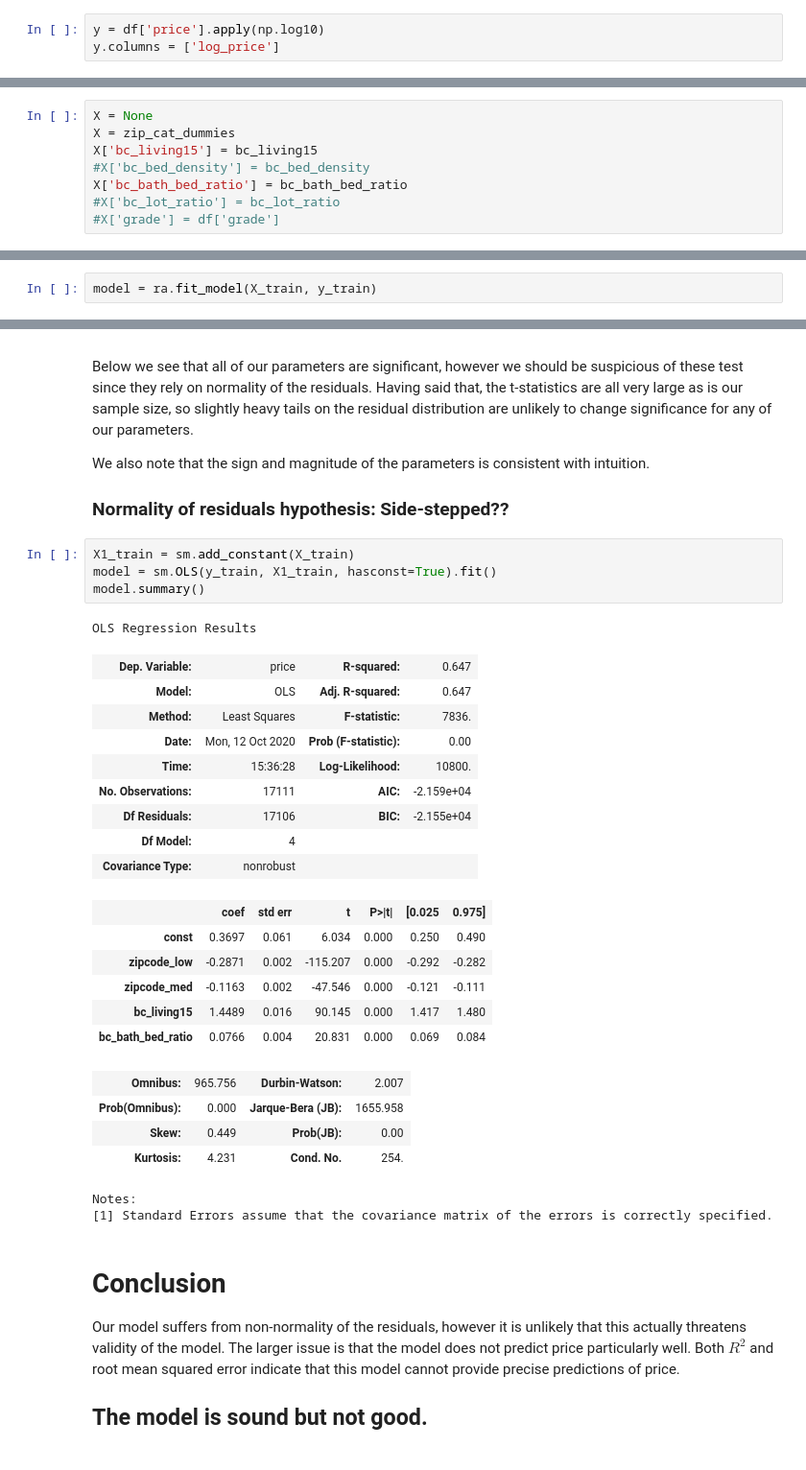
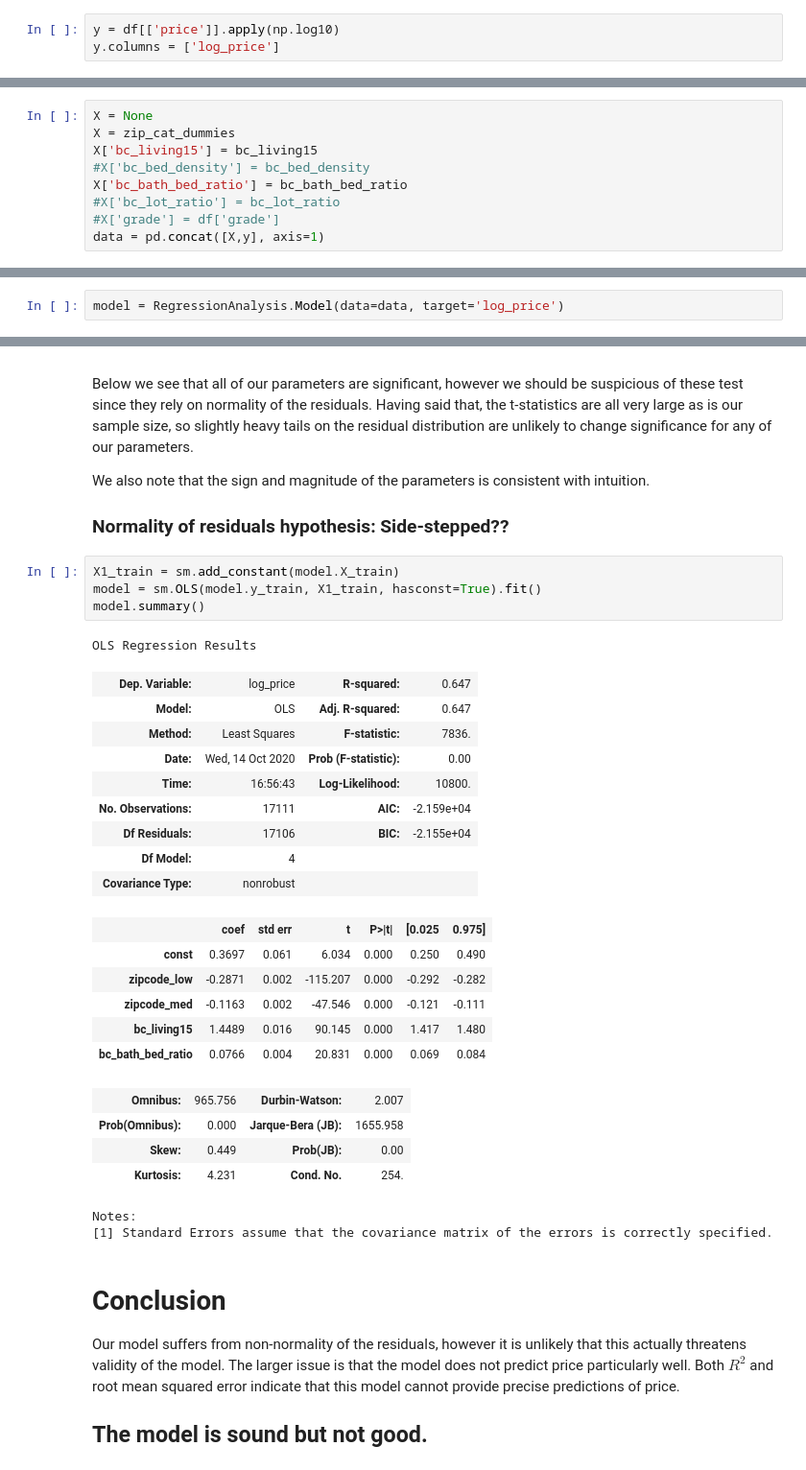
Before and after one commit to sethchart/Housing_Analysis, a Jupyter notebook: notebooks/PricingModel.ipynb, the cells around one changed output, grey strips where cells are left out. Shown: that part at 96% size. Saved outputs shown, nothing was run; the diff lists cells and outputs as text.

Commit message:
Merging in changes to RegressionAnalysis module and PricingModel notebook from dev.

```diff
--- a/notebooks/PricingModel.ipynb
+++ b/notebooks/PricingModel.ipynb
@@ -20,7 +17,7 @@ df = dfA.query('price < 2*10**6')
 # %% [markdown]
 ## Compute log price
 # %%
-y = df['price'].apply(np.log10)
+y = df[['price']].apply(np.log10)
 y.columns = ['log_price']
 # %% [markdown]
 ## Box-Cox transform of living space for nearest neighbors
@@ -81,3 +78,4 @@ X['bc_living15'] = bc_living15
 X['bc_bath_bed_ratio'] = bc_bath_bed_ratio
 #X['bc_lot_ratio'] = bc_lot_ratio
 #X['grade'] = df['grade']
+data = pd.concat([X,y], axis=1)
@@ -91,3 +84,5 @@ print(len(X_train), len(X_test), len(y_train), len(y_test))
+# %%
+model = RegressionAnalysis.Model(data=data, target='log_price')
 # %% [markdown]
 ## Produce a pair plot of all selected model variables
 Below we see that input variables do not exhibit any excessively non-linear relationships with the target. Continuous variables are reasonably uncorrelated.
@@ -105,2 +89,0 @@ pair_plot.fig
-# %%
-model = ra.fit_model(X_train, y_train)
@@ -205,16 +180,16 @@ We also note that the sign and magnitude of the parameters is consistent with in
 
 ### Normality of residuals hypothesis: Side-stepped??
 # %%
-X1_train = sm.add_constant(X_train)
-model = sm.OLS(y_train, X1_train, hasconst=True).fit()
+X1_train = sm.add_constant(model.X_train)
+model = sm.OLS(model.y_train, X1_train, hasconst=True).fit()
 model.summary()
 # %% [output]
 OLS Regression Results
-| Dep. Variable: | price | R-squared: | 0.647 |
+| Dep. Variable: | log_price | R-squared: | 0.647 |
 | Model: | OLS | Adj. R-squared: | 0.647 |
 | Method: | Least Squares | F-statistic: | 7836. |
-| Date: | Mon, 12 Oct 2020 | Prob (F-statistic): | 0.00 |
-| Time: | 15:36:28 | Log-Likelihood: | 10800. |
+| Date: | Wed, 14 Oct 2020 | Prob (F-statistic): | 0.00 |
+| Time: | 16:56:43 | Log-Likelihood: | 10800. |
 | No. Observations: | 17111 | AIC: | -2.159e+04 |
 | Df Residuals: | 17106 | BIC: | -2.155e+04 |
 | Df Model: | 4 |  |  |
```
Also changed, not shown: parts of 29 cells of this notebook, 1 other file.
